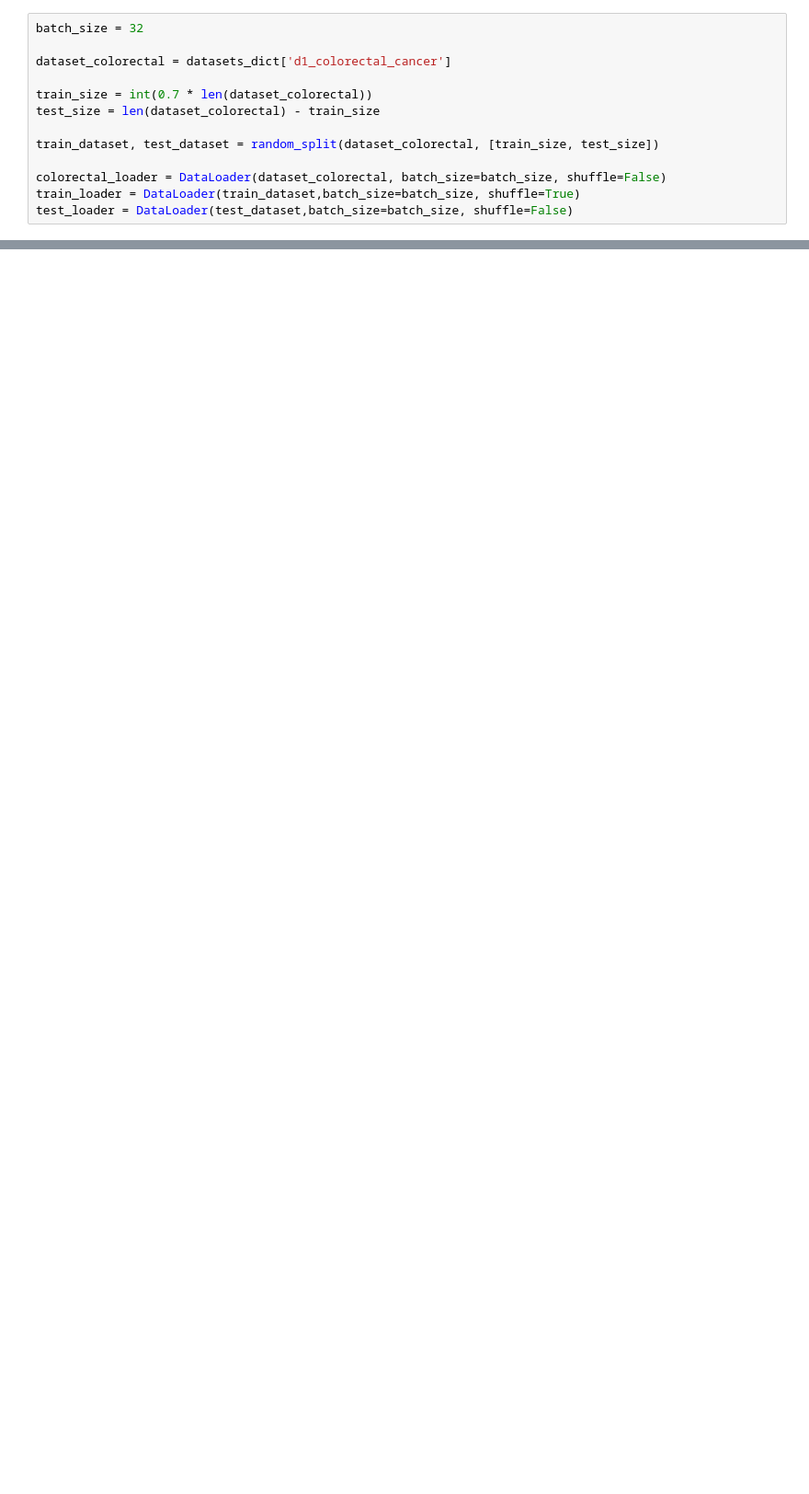
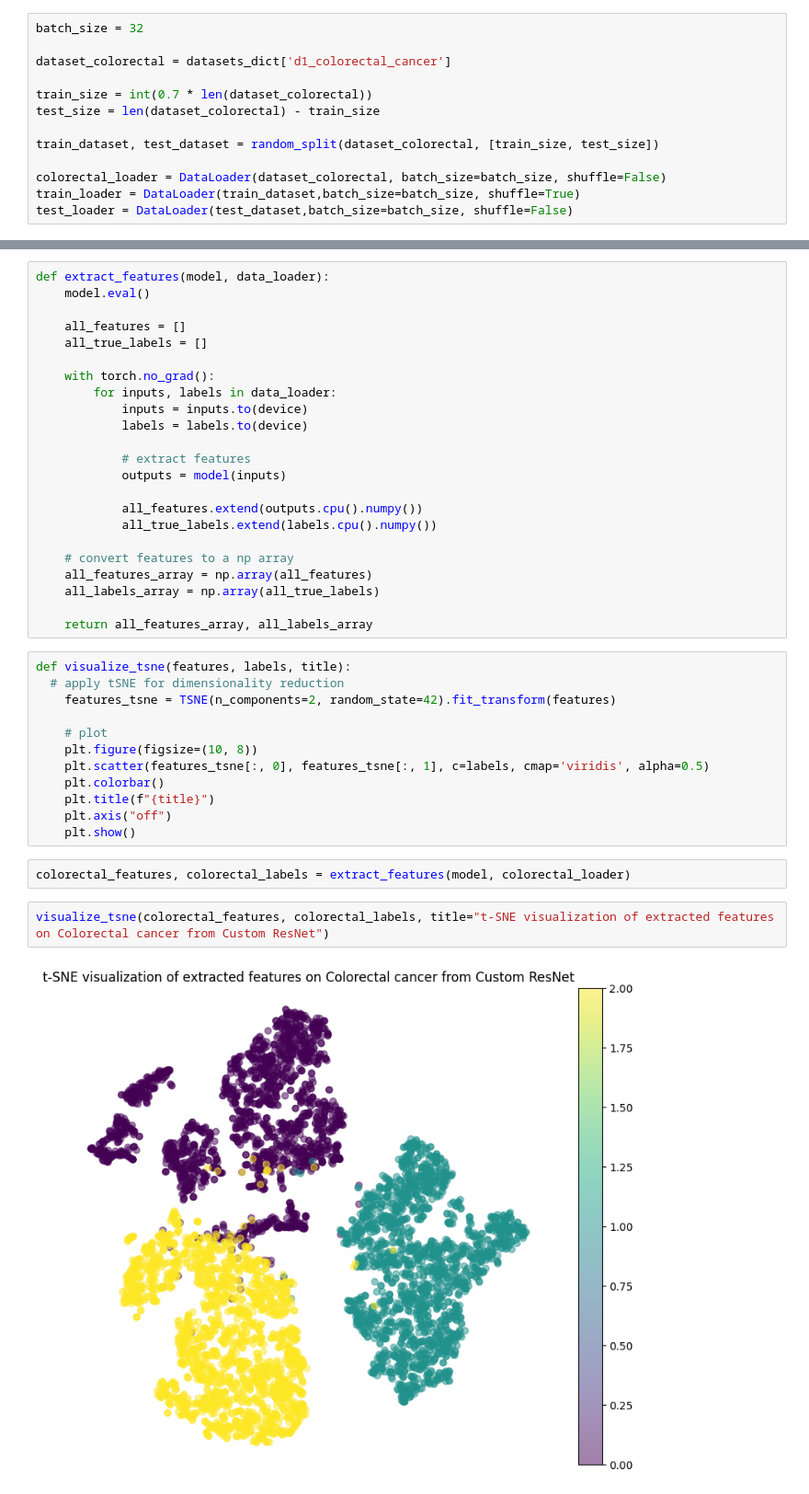
Before and after one commit to abdelh17/CNNandTransferLearning, a Jupyter notebook: 432_project_GroupG.ipynb, the cells around one changed output, grey strips where cells are left out. Shown at 92% size. Drawn from its saved outputs; the diff is of its cells as text; blank space fills up the shorter version.

Commit message:
added feature extraction and visualization functions

```diff
--- a/432_project_GroupG.ipynb
+++ b/432_project_GroupG.ipynb
@@ -212,0 +255,41 @@ Precision: 0.9769, Recall: 0.9767, F1-Score: 0.9766
+# %%
+def extract_features(model, data_loader):
+    model.eval()
+
+    all_features = []
+    all_true_labels = []
+
+    with torch.no_grad():
+        for inputs, labels in data_loader:
+            inputs = inputs.to(device)
+            labels = labels.to(device)
+
+            # extract features
+            outputs = model(inputs)
+
+            all_features.extend(outputs.cpu().numpy())
+            all_true_labels.extend(labels.cpu().numpy())
+
+    # convert features to a np array
+    all_features_array = np.array(all_features)
+    all_labels_array = np.array(all_true_labels)
+
+    return all_features_array, all_labels_array
+# %%
+def visualize_tsne(features, labels, title):
+  # apply tSNE for dimensionality reduction
+    features_tsne = TSNE(n_components=2, random_state=42).fit_transform(features)
+
+    # plot
+    plt.figure(figsize=(10, 8))
+    plt.scatter(features_tsne[:, 0], features_tsne[:, 1], c=labels, cmap='viridis', alpha=0.5)
+    plt.colorbar()
+    plt.title(f"{title}")
+    plt.axis("off")
+    plt.show()
+# %%
+colorectal_features, colorectal_labels = extract_features(model, colorectal_loader)
+# %%
+visualize_tsne(colorectal_features, colorectal_labels, title="t-SNE visualization of extracted features on Colorectal cancer from Custom ResNet")
+# %% [output]
+[figure, added]
```
Also changed, not shown: parts of 8 cells of this notebook.
